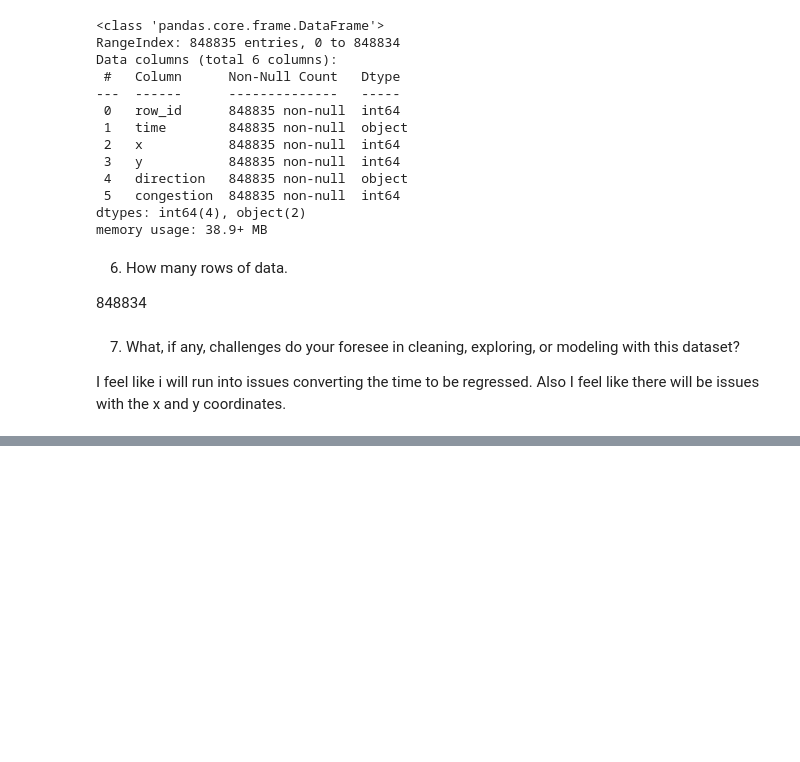
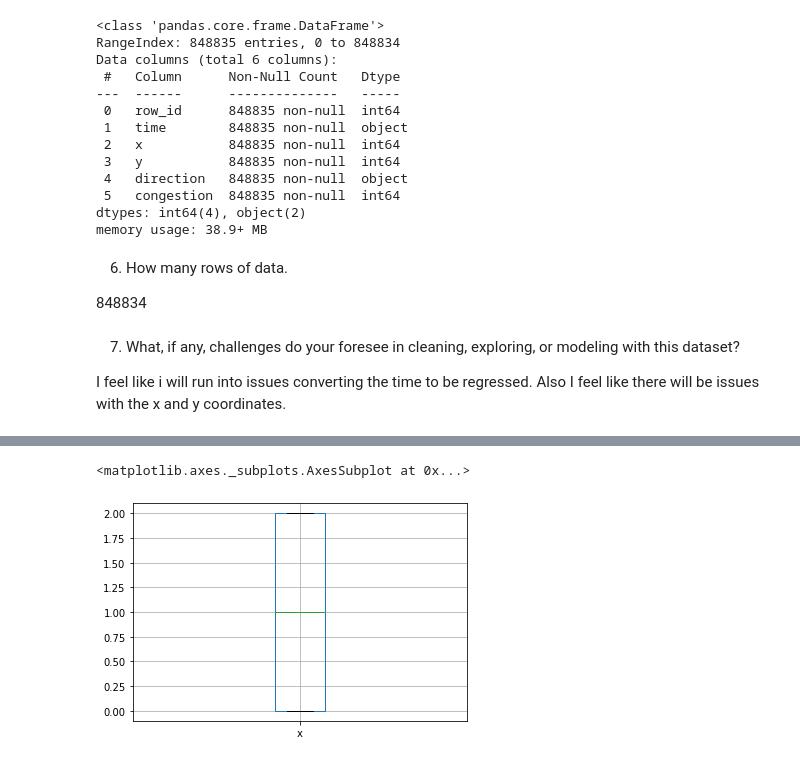
Before and after one commit to svohra10/Project-2-Coding-Dojo, a Jupyter notebook: Project_2.ipynb, the cells around one changed output, grey strips where cells are left out. Drawn from its saved outputs; the diff is of its cells as text; code cells hidden in the pictures; blank space fills up the shorter version.

```diff
--- a/Project_2.ipynb
+++ b/Project_2.ipynb
@@ -115,0 +221,5 @@ Regression
+# %%
+df.boxplot(column = 'x')
+# %% [output]
+<matplotlib.axes._subplots.AxesSubplot at 0x...>
+[figure, added]
```
Also changed, not shown: parts of 47 cells of this notebook.
